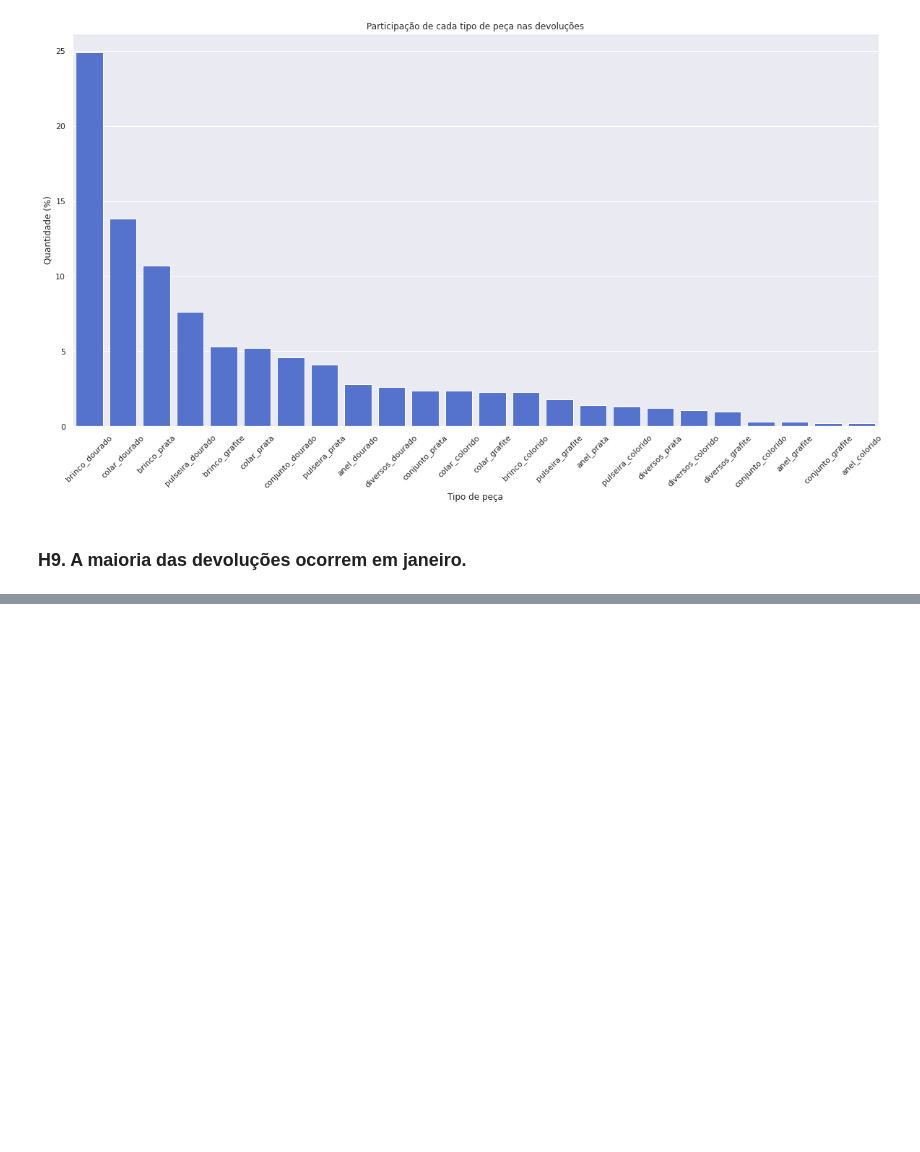
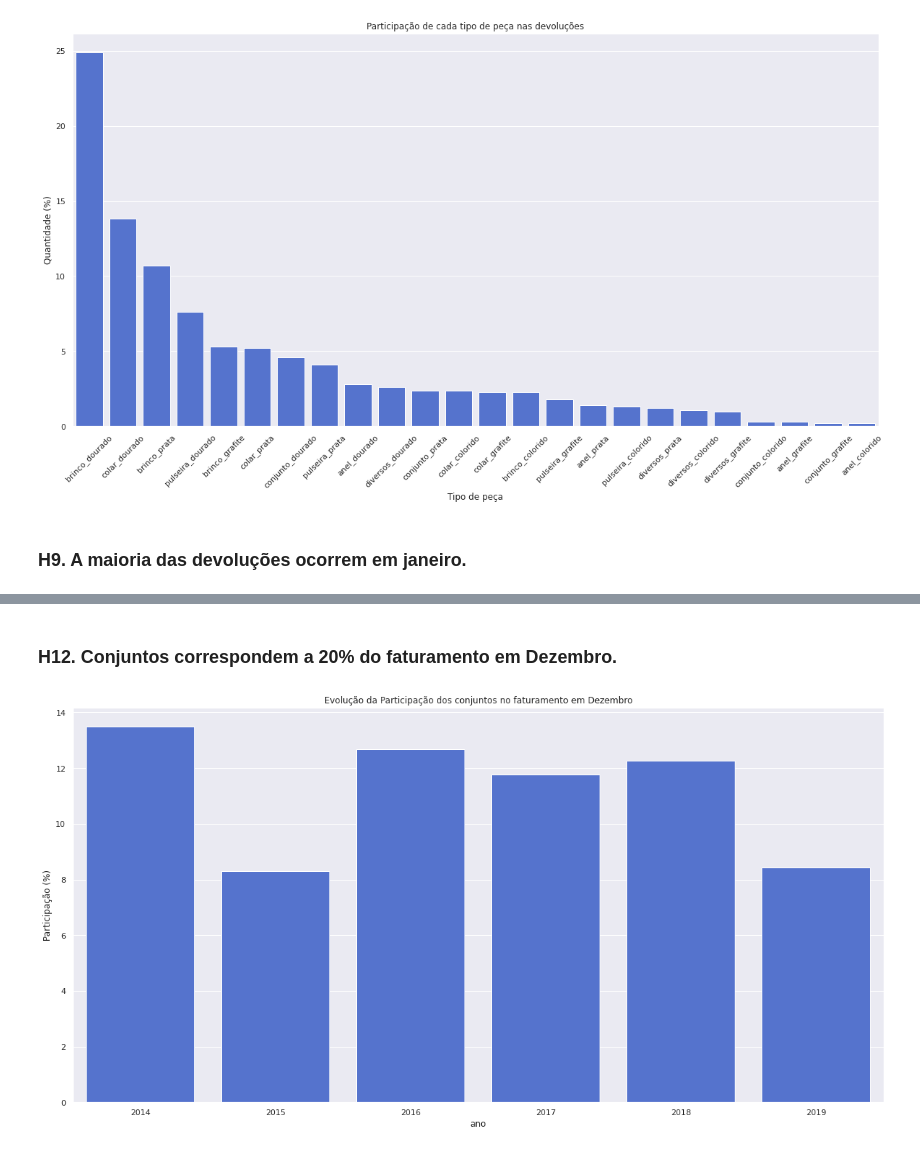
Before and after one commit to henriquelucasdf/EDA_morana, a Jupyter notebook: eda_morana.ipynb, the cells around one changed output, grey strips where cells are left out. Cells and saved outputs as stored; diff of their text form; code cells hidden in the pictures; blank space fills up the shorter version.

```diff
--- a/eda_morana.ipynb
+++ b/eda_morana.ipynb
@@ -530,0 +598,28 @@ plt.xticks(rotation=45);
+# %% [markdown]
+### H12. Conjuntos correspondem a 20% do faturamento em Dezembro.
+# %%
+#@title **Falsa.** Os conjuntos nunca participaram com 20% do faturamento em dezembro. O máximo (14%) ocorreu em 2014, e há uma tendência de queda.
+aux12 = df3[df3['mes']==12]
+aux12 = aux12[['ano','mes','item', 'valor_final']].groupby(
+            ['ano','mes','item']).sum().reset_index()
+
+aux12['item'] = aux12['item'].apply(lambda x: 'conjunto' if x =='conjunto'
+                                              else 'outros')
+
+aux12_1 = aux12.groupby(['ano','mes','item']).sum().reset_index()
+aux12_1['partic']= None
+
+for x in aux12_1.index:
+  if aux12_1.loc[x,'item']=='conjunto':
+    aux12_1.loc[x, 'partic'] = np.round(aux12_1.loc[x, 'valor_final']/(
+                               aux12_1.loc[x, 'valor_final']+
+                               aux12_1.loc[x+1, 'valor_final']),
+                               decimals=4)*100
+
+aux12_1 =aux12_1[aux12_1['item']=='conjunto']
+
+sns.barplot(x='ano', y='partic', data=aux12_1, color='royalblue')
+plt.ylabel("Participação (%)")
+plt.title("Evolução da Participação dos conjuntos no faturamento em Dezembro");
+# %% [output]
+[figure, added]
```
Also changed, not shown: parts of 29 cells of this notebook.
